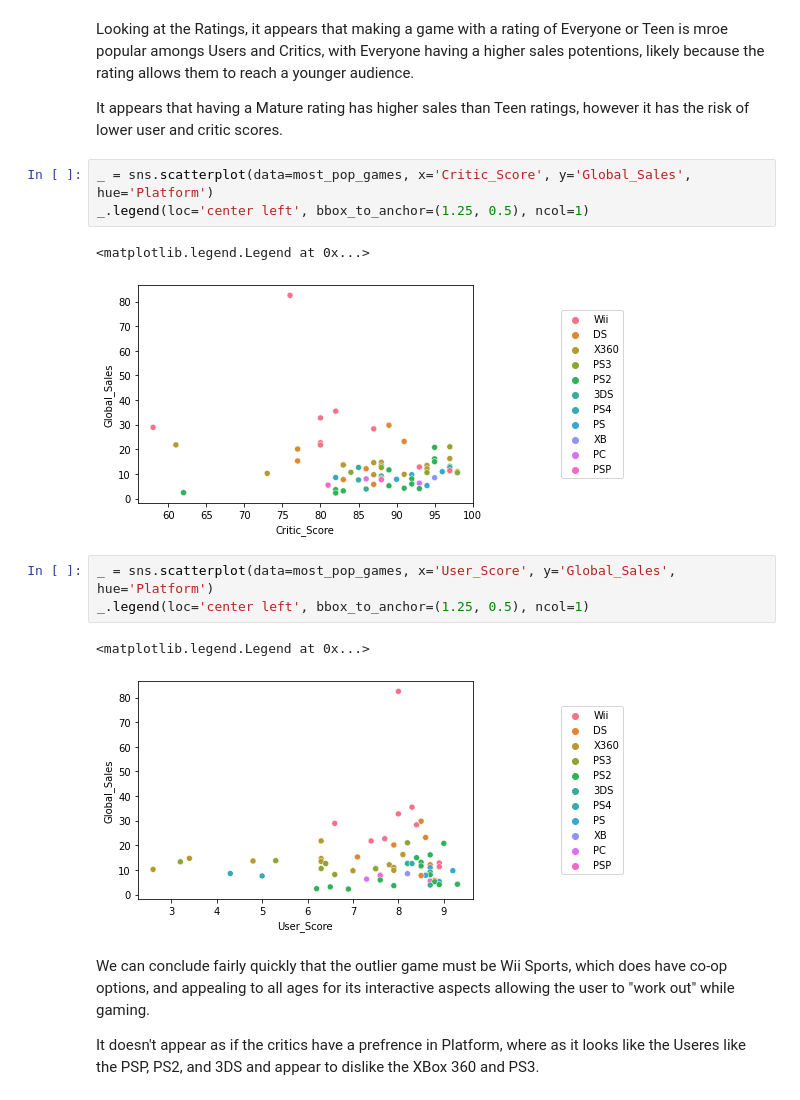
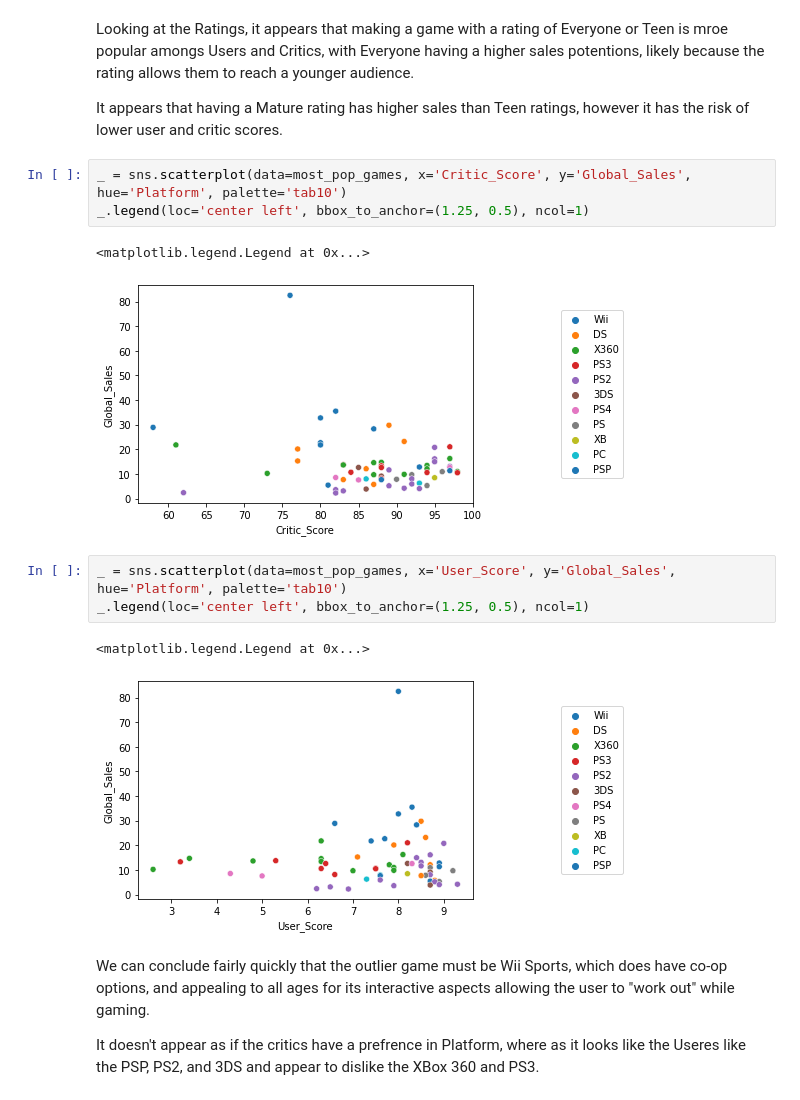
Before and after one commit to mlu004/Capstone2-Video-Game-Popularity, a Jupyter notebook: Video_Game_EDA.ipynb, the cells around one changed output. Drawn from its saved outputs; the diff is of its cells as text.

```diff
--- a/Video_Game_EDA.ipynb
+++ b/Video_Game_EDA.ipynb
@@ -888,17 +916,17 @@ Looking at the Ratings, it appears that making a game with a rating of Everyone
 
 It appears that having a Mature rating has higher sales than Teen ratings, however it has the risk of lower user and critic scores.
 # %%
-_ = sns.scatterplot(data=most_pop_games, x='Critic_Score', y='Global_Sales', hue='Platform')
+_ = sns.scatterplot(data=most_pop_games, x='Critic_Score', y='Global_Sales', hue='Platform', palette='tab10')
 _.legend(loc='center left', bbox_to_anchor=(1.25, 0.5), ncol=1)
 # %% [output]
 <matplotlib.legend.Legend at 0x...>
-[figure, old version]
+[figure, new version]
 # %%
-_ = sns.scatterplot(data=most_pop_games, x='User_Score', y='Global_Sales', hue='Platform')
+_ = sns.scatterplot(data=most_pop_games, x='User_Score', y='Global_Sales', hue='Platform', palette='tab10')
 _.legend(loc='center left', bbox_to_anchor=(1.25, 0.5), ncol=1)
 # %% [output]
 <matplotlib.legend.Legend at 0x...>
-[figure, old version]
+[figure, new version]
 # %% [markdown]
 We can conclude fairly quickly that the outlier game must be Wii Sports, which does have co-op options, and appealing to all ages for its interactive aspects allowing the user to "work out" while gaming.
 
```
Also changed, not shown: parts of 88 cells of this notebook.
